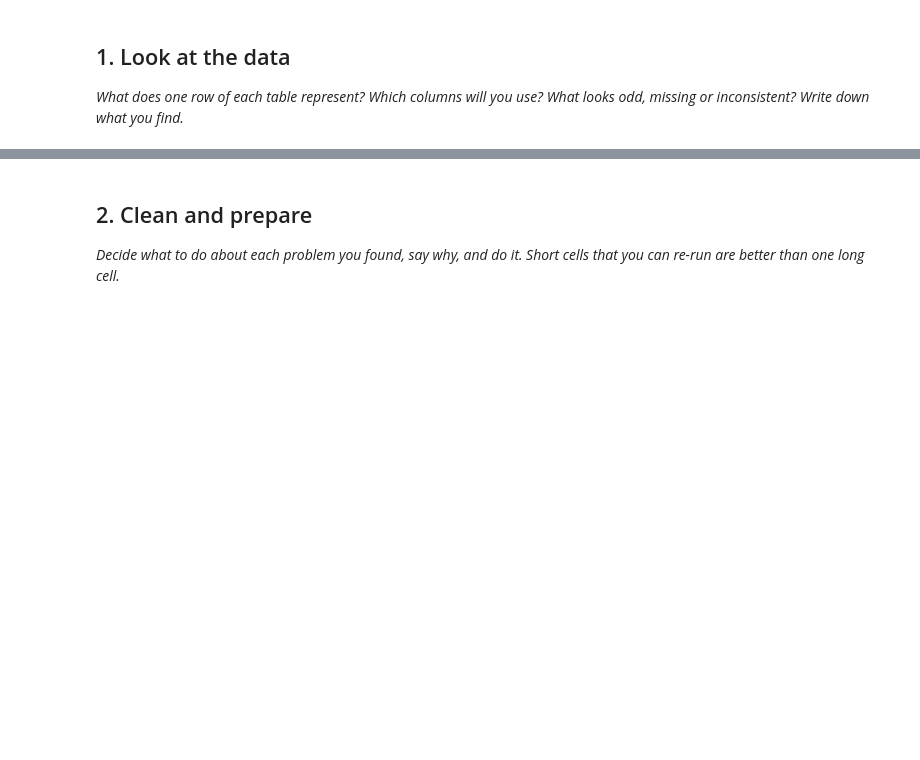
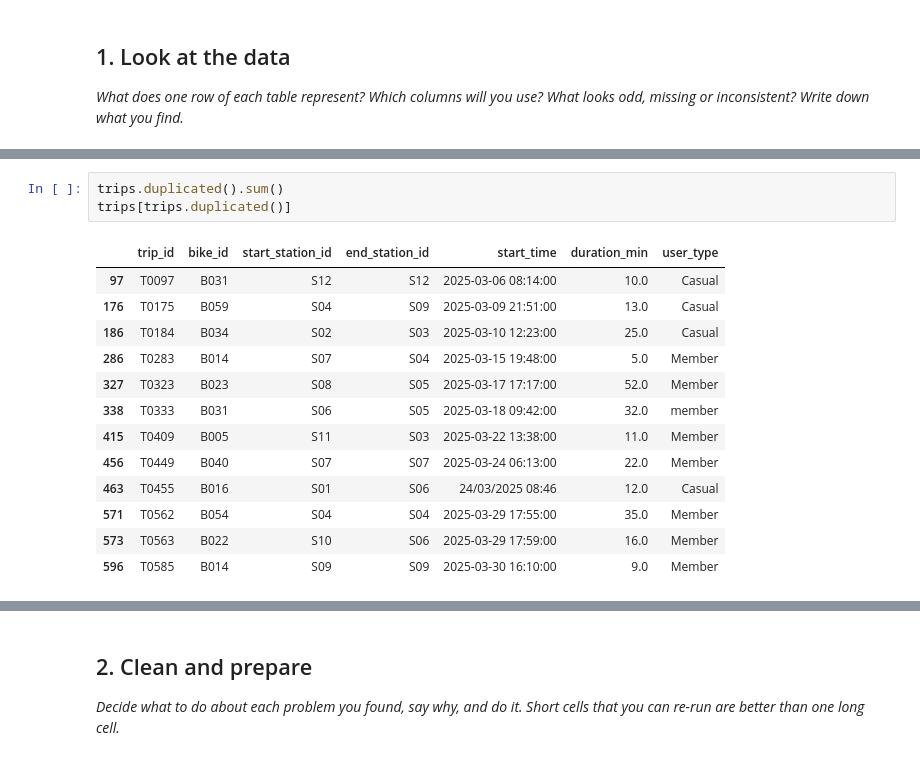
Before and after one commit to palakjain925/palakjain925-AnalyticsEngineering, a Jupyter notebook: 2_03_practice_bike_hire_student.ipynb, the cells around one changed output, grey strips where cells are left out. Cells and saved outputs as stored; diff of their text form; blank space fills up the shorter version.

```diff
--- a/2_03_practice_bike_hire_student.ipynb
+++ b/2_03_practice_bike_hire_student.ipynb
@@ -229,0 +277,17 @@ Columns needed for the analysis:
+# %%
+trips.duplicated().sum()
+trips[trips.duplicated()]
+# %% [output]
+|  | trip_id | bike_id | start_station_id | end_station_id | start_time | duration_min | user_type |
+| 97 | T0097 | B031 | S12 | S12 | 2025-03-06 08:14:00 | 10.0 | Casual |
+| 176 | T0175 | B059 | S04 | S09 | 2025-03-09 21:51:00 | 13.0 | Casual |
+| 186 | T0184 | B034 | S02 | S03 | 2025-03-10 12:23:00 | 25.0 | Casual |
+| 286 | T0283 | B014 | S07 | S04 | 2025-03-15 19:48:00 | 5.0 | Member |
+| 327 | T0323 | B023 | S08 | S05 | 2025-03-17 17:17:00 | 52.0 | Member |
+| 338 | T0333 | B031 | S06 | S05 | 2025-03-18 09:42:00 | 32.0 | member |
+| 415 | T0409 | B005 | S11 | S03 | 2025-03-22 13:38:00 | 11.0 | Member |
+| 456 | T0449 | B040 | S07 | S07 | 2025-03-24 06:13:00 | 22.0 | Member |
+| 463 | T0455 | B016 | S01 | S06 | 24/03/2025 08:46 | 12.0 | Casual |
+| 571 | T0562 | B054 | S04 | S04 | 2025-03-29 17:55:00 | 35.0 | Member |
+| 573 | T0563 | B022 | S10 | S06 | 2025-03-29 17:59:00 | 16.0 | Member |
+| 596 | T0585 | B014 | S09 | S09 | 2025-03-30 16:10:00 | 9.0 | Member |
```
Also changed, not shown: parts of 20 cells of this notebook.
